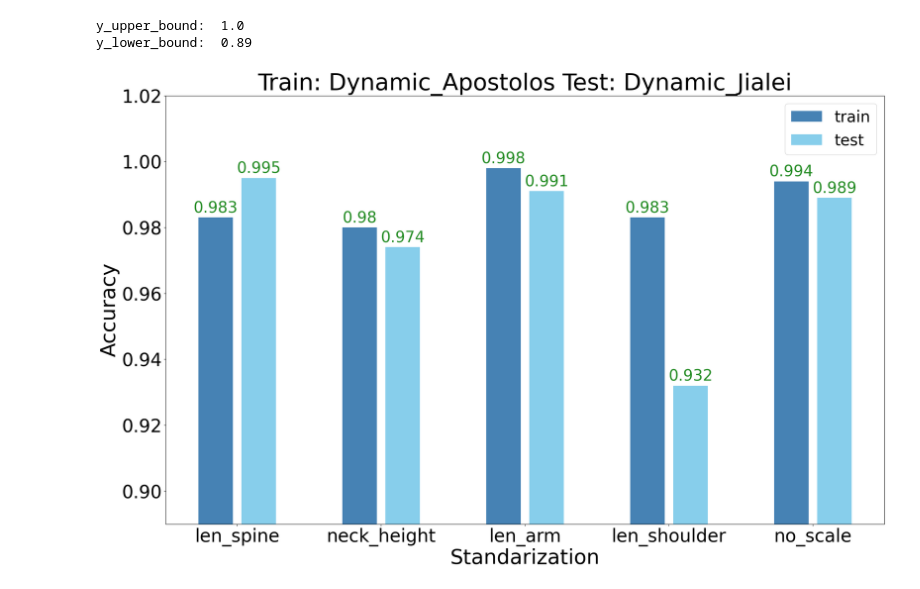
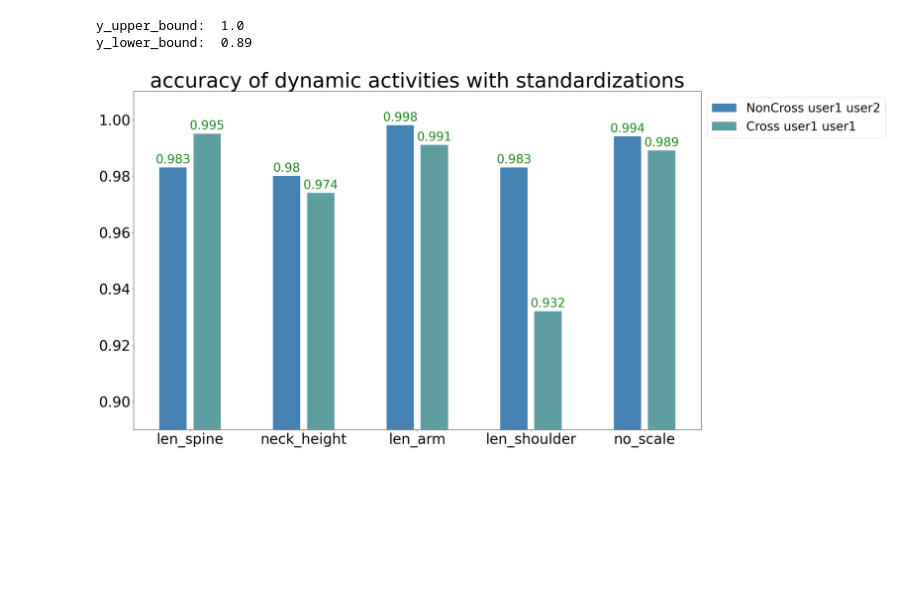
Before and after one commit to MyLovelyAxe/Motion_Classification_Thesis_IAW_RWTH, a Jupyter notebook: plot_results.ipynb, the cells around one changed output. Cells and saved outputs as stored; diff of their text form; code cells hidden in the pictures; blank space fills up the shorter version.

```diff
--- a/plot_results.ipynb
+++ b/plot_results.ipynb
@@ -79,6 +126,16 @@ y_lower_bound:  0.89
-# %%
-plot_bar(dynamic_res,x_tick,title='Train: Dynamic_Apostolos Test: Dynamic_Jialei')
-# %% [output]
-y_upper_bound:  1.0
-y_lower_bound:  0.89
-[figure, removed]
+# %%
+dynamic_res = {'NonCross user1 user2':[0.983,0.980,0.998,0.983,0.994],
+               'Cross user1 user1':[0.995,0.974,0.991,0.932,0.989]}
+plot_bar(res_dict=dynamic_res,
+         x_tick=['len_spine', 'neck_height','len_arm','len_shoulder','no_scale'],
+         title='accuracy of dynamic activities with standardizations',
+         wid=0.3,
+         blank=0.06,
+         offset_lst=[-0.5,0.5],
+         text_ratio=0.005,
+         legend_loc=(1,1),
+         upper_offset=0.01)
+# %% [output]
+y_upper_bound:  1.0
+y_lower_bound:  0.89
+[figure, added]
```
Also changed, not shown: parts of 8 cells of this notebook.
